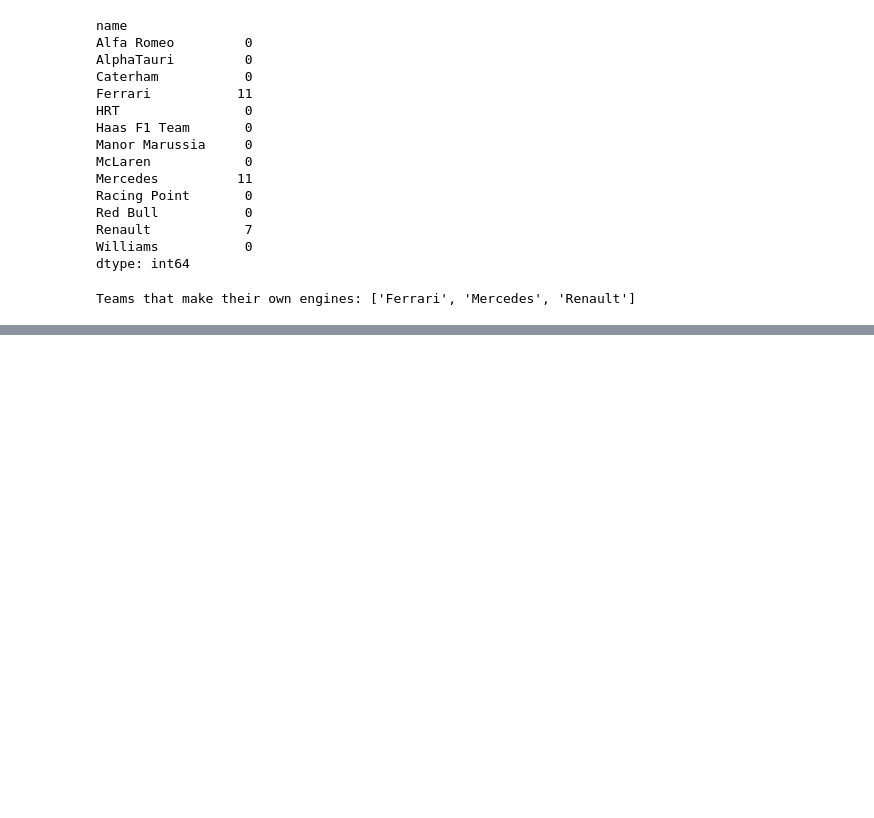
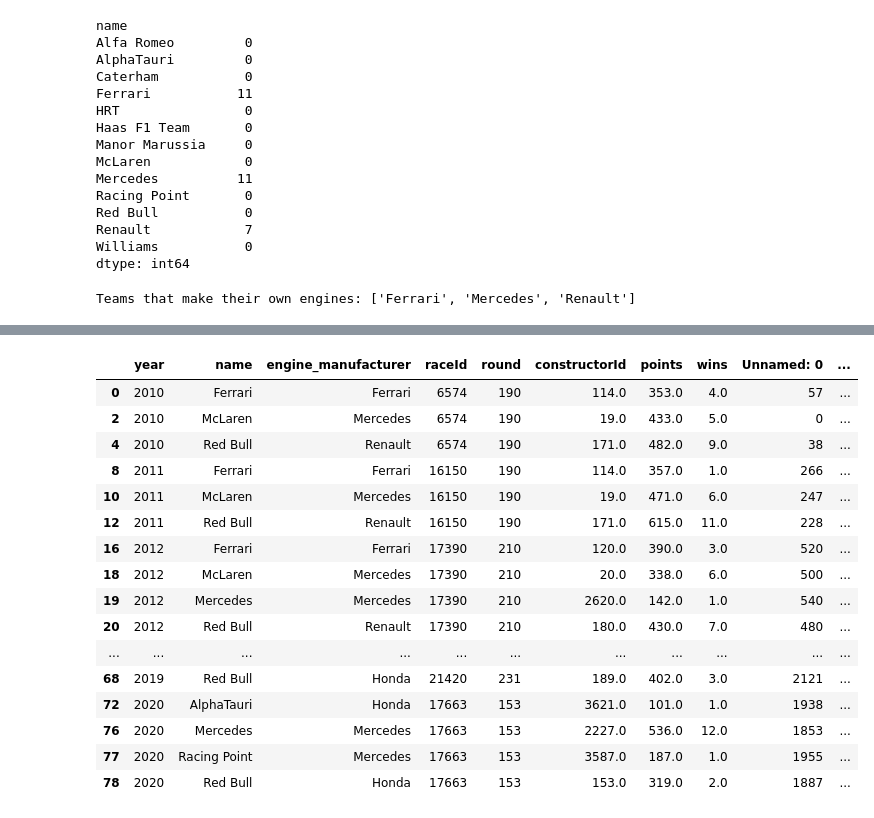
Before and after one commit to MohamedElhadidy0019/Formula_One_Data_Analysis, a Jupyter notebook: engine_manufacturer_effect.ipynb, the cells around one changed output, grey strips where cells are left out. Drawn from its saved outputs; the diff is of its cells as text; code cells hidden in the pictures; blank space fills up the shorter version.

```diff
--- a/engine_manufacturer_effect.ipynb
+++ b/engine_manufacturer_effect.ipynb
@@ -235,4 +233,25 @@ display(points)
 73 rows × 9 columns
+# %%
+wins = df[df['wins'] > 0]
+plot_by_year(points, 'points', 'Constructor Points', 'Constructor points per year')
+# %% [output]
+|  | year | name | engine_manufacturer | raceId | round | constructorId | points | wins | Unnamed: 0 | ... |
+| 0 | 2010 | Ferrari | Ferrari | 6574 | 190 | 114.0 | 353.0 | 4.0 | 57 | ... |
+| 2 | 2010 | McLaren | Mercedes | 6574 | 190 | 19.0 | 433.0 | 5.0 | 0 | ... |
+| 4 | 2010 | Red Bull | Renault | 6574 | 190 | 171.0 | 482.0 | 9.0 | 38 | ... |
+| 8 | 2011 | Ferrari | Ferrari | 16150 | 190 | 114.0 | 357.0 | 1.0 | 266 | ... |
+| 10 | 2011 | McLaren | Mercedes | 16150 | 190 | 19.0 | 471.0 | 6.0 | 247 | ... |
+| 12 | 2011 | Red Bull | Renault | 16150 | 190 | 171.0 | 615.0 | 11.0 | 228 | ... |
+| 16 | 2012 | Ferrari | Ferrari | 17390 | 210 | 120.0 | 390.0 | 3.0 | 520 | ... |
+| 18 | 2012 | McLaren | Mercedes | 17390 | 210 | 20.0 | 338.0 | 6.0 | 500 | ... |
+| 19 | 2012 | Mercedes | Mercedes | 17390 | 210 | 2620.0 | 142.0 | 1.0 | 540 | ... |
+| 20 | 2012 | Red Bull | Renault | 17390 | 210 | 180.0 | 430.0 | 7.0 | 480 | ... |
+| ... | ... | ... | ... | ... | ... | ... | ... | ... | ... | ... |
+| 68 | 2019 | Red Bull | Honda | 21420 | 231 | 189.0 | 402.0 | 3.0 | 2121 | ... |
+| 72 | 2020 | AlphaTauri | Honda | 17663 | 153 | 3621.0 | 101.0 | 1.0 | 1938 | ... |
+| 76 | 2020 | Mercedes | Mercedes | 17663 | 153 | 2227.0 | 536.0 | 12.0 | 1853 | ... |
+| 77 | 2020 | Racing Point | Mercedes | 17663 | 153 | 3587.0 | 187.0 | 1.0 | 1955 | ... |
+| 78 | 2020 | Red Bull | Honda | 17663 | 153 | 153.0 | 319.0 | 2.0 | 1887 | ... |
 # %%
 import scipy
 
```
Also changed, not shown: parts of 6 cells of this notebook.
